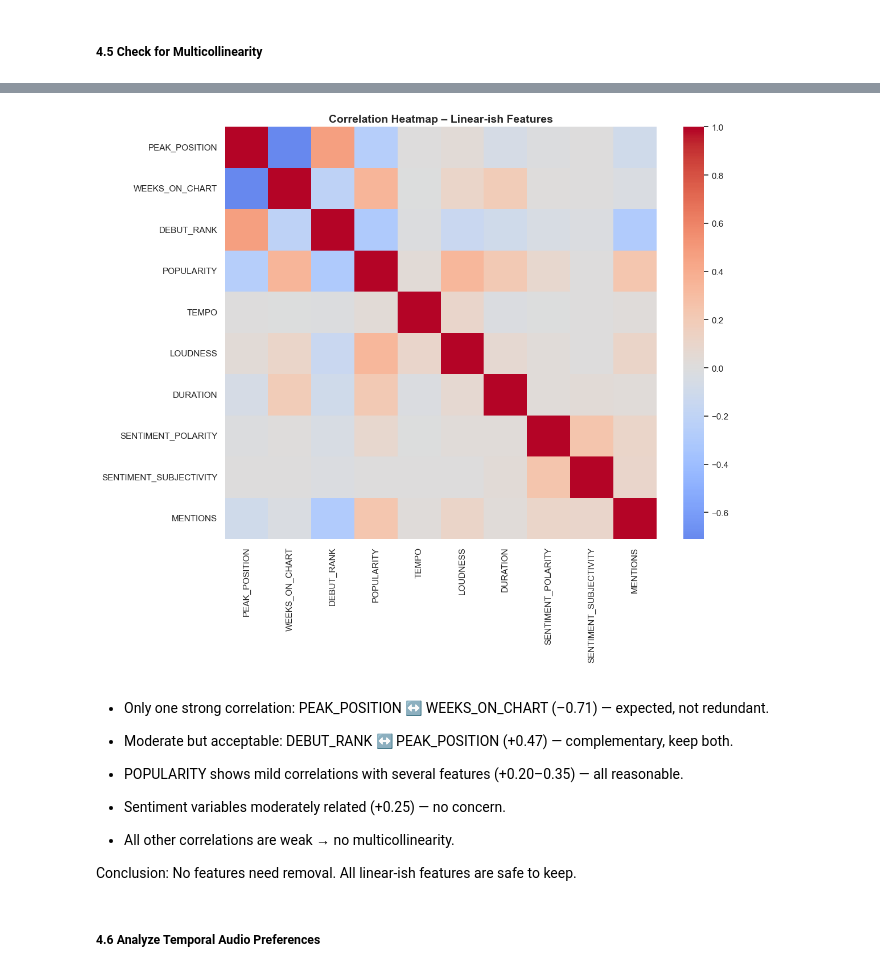
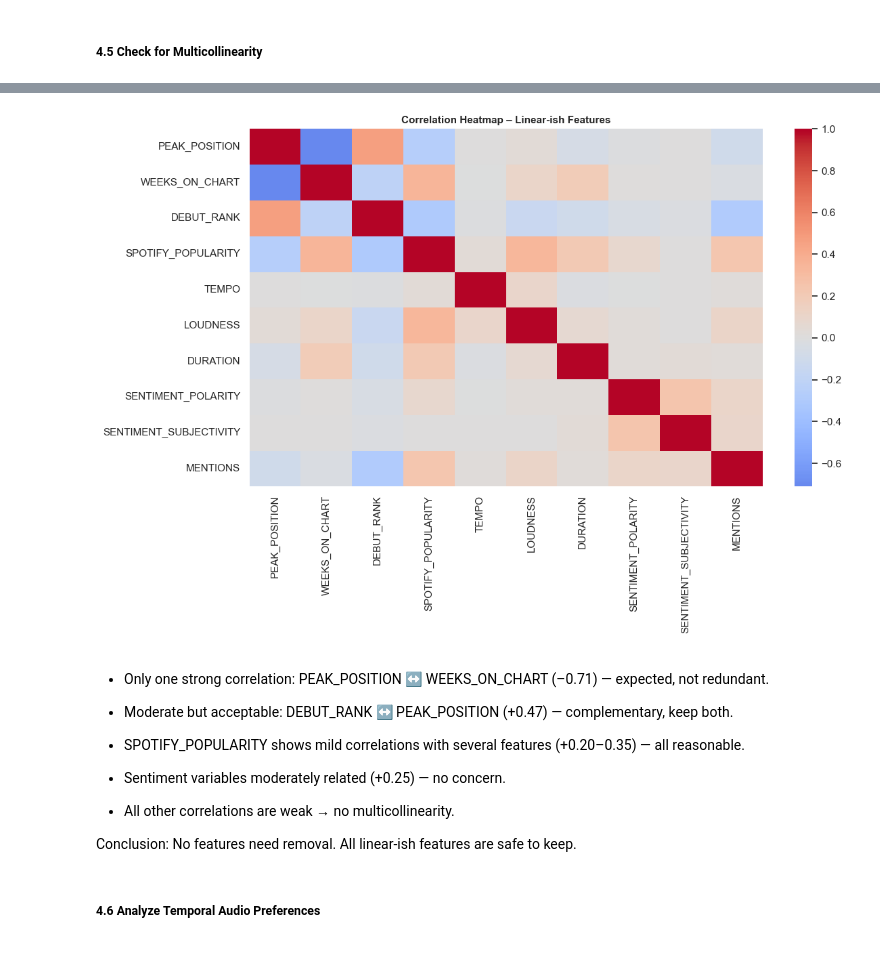
Before and after one commit to priyadarshanparida/media-success-prediction-buan6356, a Jupyter notebook: code/media-success.ipynb, the cells around one changed output, grey strips where cells are left out. Drawn from its saved outputs; the diff is of its cells as text; code cells hidden in the pictures.

```diff
--- a/code/media-success.ipynb
+++ b/code/media-success.ipynb
@@ -629,0 +689,39 @@ max     174.6079    -0.2189 334340.1250
+# %%
+sns.set_theme(style="whitegrid")
+
+features = ["TEMPO", "LOUDNESS", "DURATION"]
+colors = sns.color_palette("husl", len(features))
+
+# Create a 1 x 3 grid of subplots
+fig, axes = plt.subplots(1, 3, figsize=(20, 5))  # wider figure for 3 plots
+
+for idx, col in enumerate(features):
+    ax = axes[idx]
+
+    sns.boxplot(x=ms[col], ax=ax, color=colors[idx])
+
+    # Semi-transparent fill
+    for patch in ax.patches:
+        patch.set_alpha(0.5)
+
+    # Soften gridlines
+    ax.grid(True, alpha=0.15, linewidth=0.8)
+
+    # Reduce tick font size
+    ax.tick_params(axis='x', labelsize=8)
+
+    # Remove x-axis label
+    ax.set_xlabel(None)
+
+    # Soften + recolor only the box outline (first 4 lines)
+    box_lines = ax.lines[:4]
+    for line in box_lines:
+        line.set_color("black")
+        line.set_alpha(0.4)
+        line.set_linewidth(1.2)
+
+    ax.set_title(f"{col} Boxplot", fontsize=14, weight="bold")
+
+fig.suptitle("After Outlier Treatment", fontsize=16, weight="bold", y=1.02)
+plt.tight_layout()
+plt.show()
@@ -635,7 +735,7 @@ linear_features = [
     "PEAK_POSITION",
     "WEEKS_ON_CHART",
     "DEBUT_RANK",
-    "POPULARITY",
+    "SPOTIFY_POPULARITY",
     "TEMPO",
     "LOUDNESS",
     "DURATION",
@@ -648,9 +748,9 @@ corr = ms[linear_features].corr(method="pearson")
 display(corr)
 
 # Heatmap
-plt.figure(figsize=(12, 10))
+plt.figure(figsize=(12, 8))
 sns.heatmap(corr, annot=False, cmap="coolwarm", center=0)
-plt.title("Correlation Heatmap – Linear-ish Features", fontsize=14, weight="bold")
+plt.title("Correlation Heatmap – Linear-ish Features", fontsize=11, weight="bold")
 plt.tight_layout()
 plt.show()
 # %% [output]
@@ -668,4 +768,4 @@ plt.show()
-[figure, old version]
+[figure, new version]
 # %% [markdown]
 - Only one strong correlation:
 PEAK_POSITION ↔ WEEKS_ON_CHART (–0.71) — expected, not redundant.
@@ -673,7 +773,7 @@ PEAK_POSITION ↔ WEEKS_ON_CHART (–0.71) — expected, not redundant.
 - Moderate but acceptable:
 DEBUT_RANK ↔ PEAK_POSITION (+0.47) — complementary, keep both.
 
-- POPULARITY shows mild correlations with several features (+0.20–0.35) — all reasonable.
+- SPOTIFY_POPULARITY shows mild correlations with several features (+0.20–0.35) — all reasonable.
 
 - Sentiment variables moderately related (+0.25) — no concern.
 
```
Also changed, not shown: parts of 55 cells of this notebook, 2 other files.
